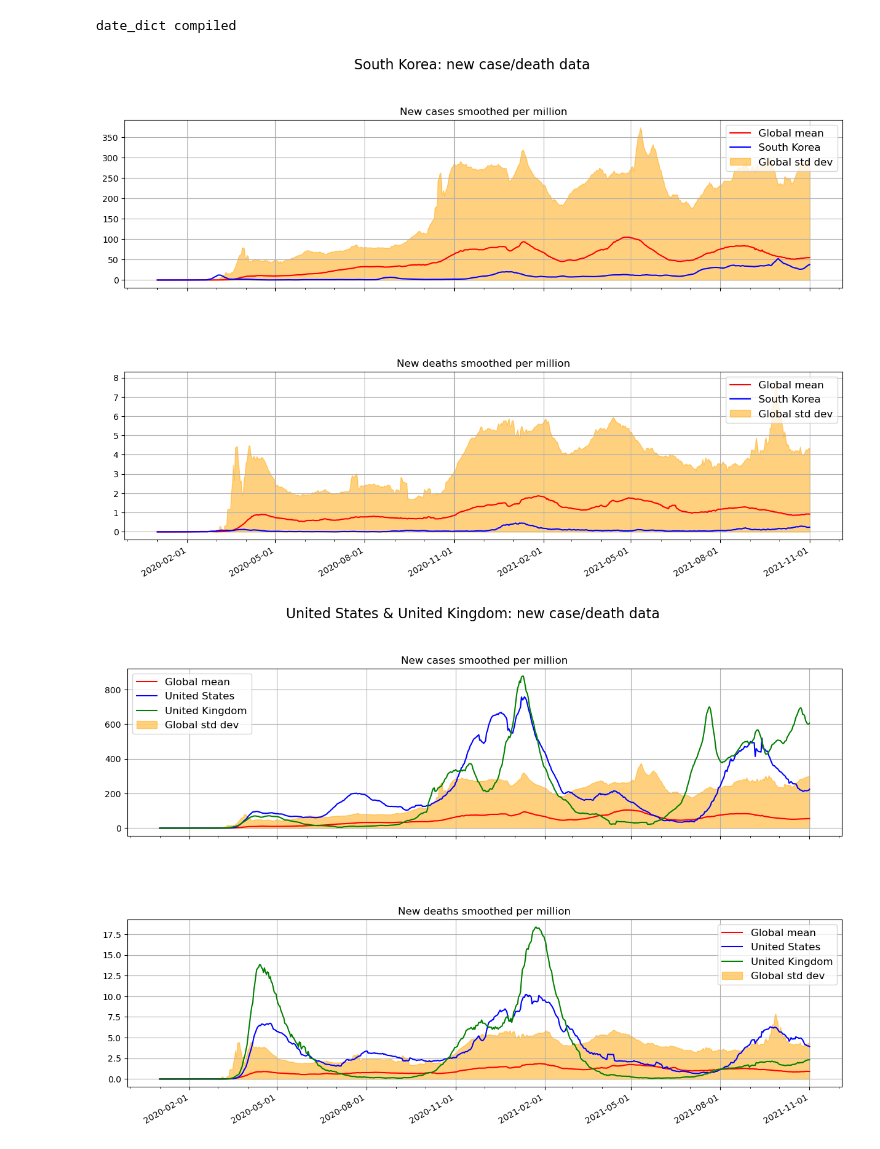
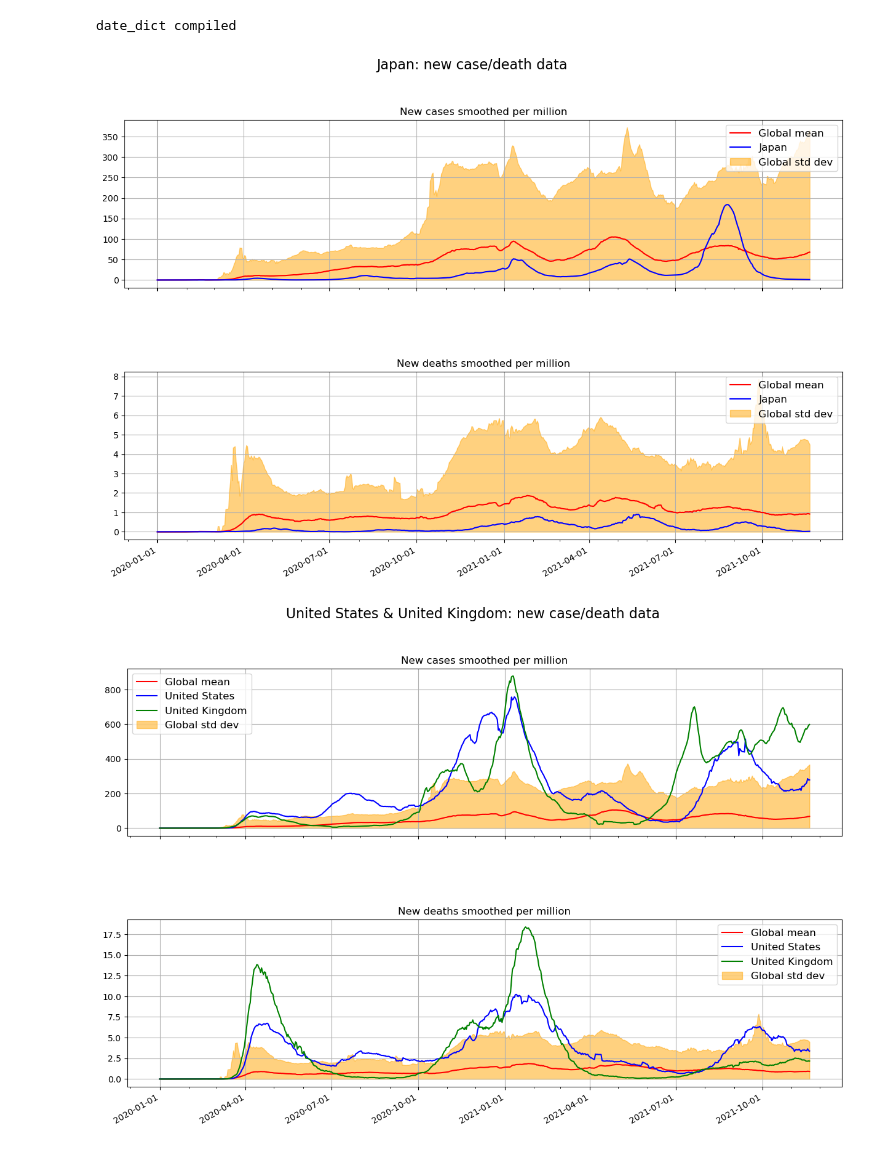
Before and after one commit to Ipgnosis/covid_analysis, a Jupyter notebook: country-plots.ipynb, the cells around one changed output. Drawn from its saved outputs; the diff is of its cells as text; code cells hidden in the pictures.

```diff
--- a/country-plots.ipynb
+++ b/country-plots.ipynb
@@ -134,7 +135,7 @@ date_dict compiled
 # re-juggle the data for a single country chart
 
 # the country being analyzed
-y_axis_values = 'KOR'
+y_axis_values = 'JPN'
 
 y_axis_label = data[y_axis_values]['location']
 
@@ -213,34 +214,34 @@ ax2.plot(x_axis, y2_axis, label = y2_axis_legend_str, color = 'blue')
 # declare the text data
 fig.suptitle(chart_title_str, fontsize = tsize)
 
 #  format the x axis (date) labels
 # Text in the x axis will be displayed in 'YYYY-mm-dd' format.
 ax2.xaxis.set_major_formatter(mdates.DateFormatter('%Y-%m-%d'))
 
 # major ticks every 3 months.
 fmt_qtr_year = mdates.MonthLocator(interval = 3)
 ax2.xaxis.set_major_locator(fmt_qtr_year)
 
 # minor ticks every month.
 fmt_month = mdates.MonthLocator()
 ax2.xaxis.set_minor_locator(fmt_month)
 
 # Rotates and right aligns the x labels, and moves the bottom of the
 # axes up to make room for them.
 fig.autofmt_xdate()
 
 # changing the fontsize of ticks
 ax1.tick_params(labelsize = lsize)
 ax2.tick_params(labelsize = lsize)
 
 # format the legends
 ax1.legend(loc = 0, fontsize = fsize)
 ax2.legend(loc = 0, fontsize = fsize)
 
 # display the plot
 plt.show()
 # %% [output]
-[figure, old version]
+[figure, new version]
 # %%
 # re-juggle the data for a 2 country chart
 
@@ -360,4 +361,4 @@ ax2.legend(loc = 0, fontsize = fsize)
 # display the plot
 plt.show()
 # %% [output]
-[figure, old version]
+[figure, new version]
```
Also changed, not shown: parts of 2 cells of this notebook, 8 other files.
